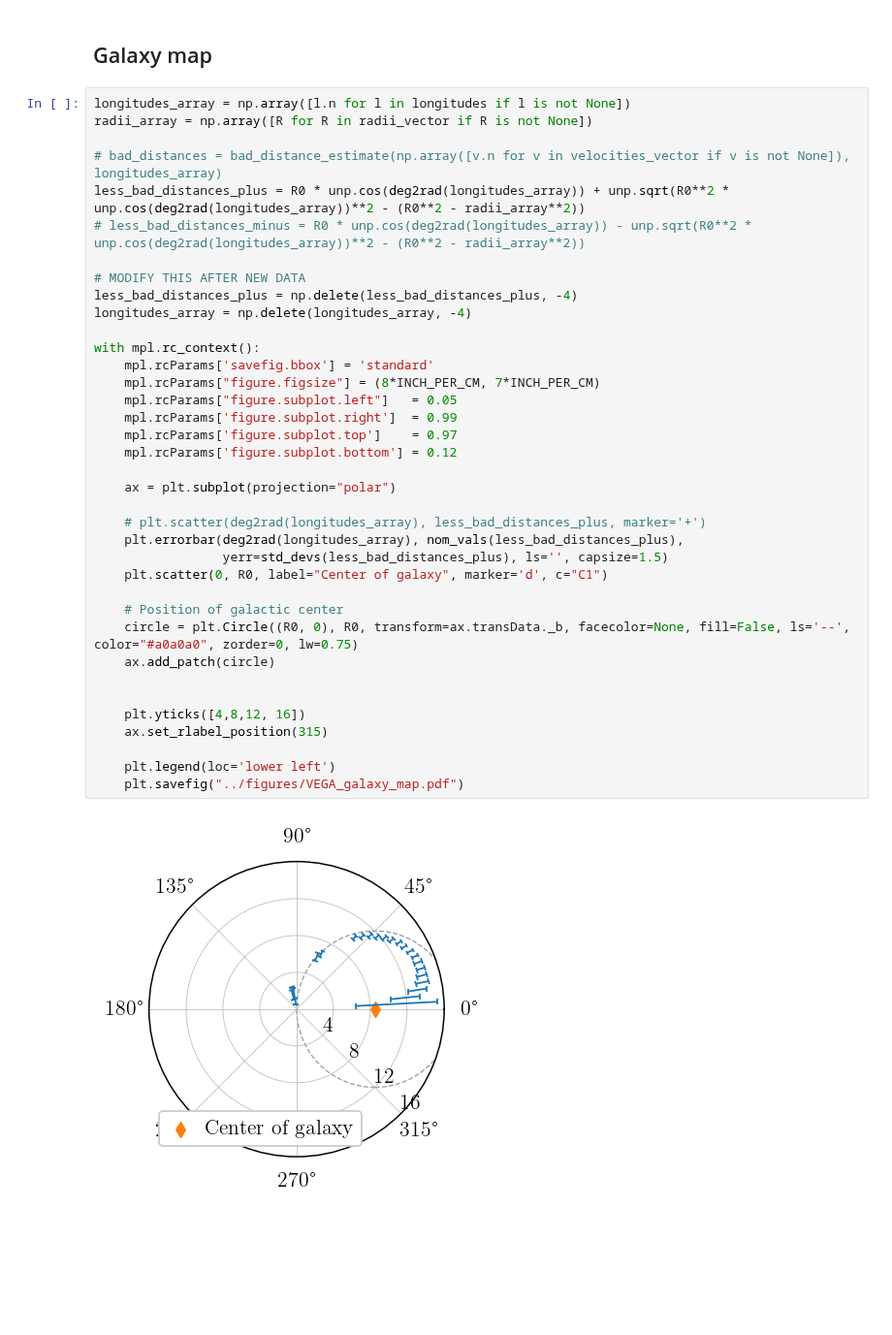
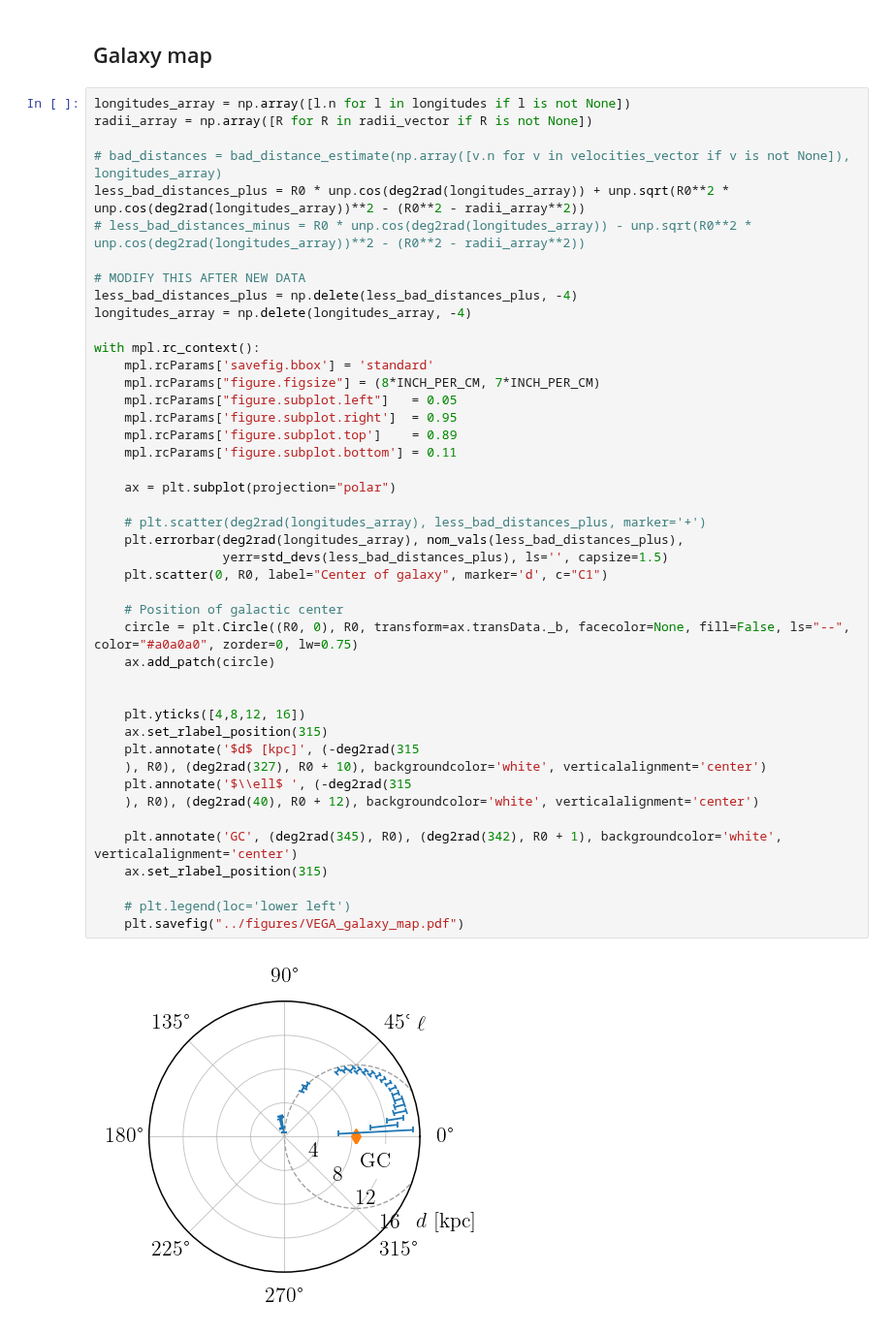
Before and after one commit to TomVdt/TPIII, a Jupyter notebook: 04-radiotelescope/analyse/exp4_partial_results.ipynb, the cells around one changed output. Shown at 97% size. Cells and saved outputs as stored; diff of their text form; blank space fills up the shorter version.

```diff
--- a/04-radiotelescope/analyse/exp4_partial_results.ipynb
+++ b/04-radiotelescope/analyse/exp4_partial_results.ipynb
@@ -336,36 +336,43 @@ radii_array = np.array([R for R in radii_vector if R is not None])
 
 # bad_distances = bad_distance_estimate(np.array([v.n for v in velocities_vector if v is not None]), longitudes_array)
 less_bad_distances_plus = R0 * unp.cos(deg2rad(longitudes_array)) + unp.sqrt(R0**2 * unp.cos(deg2rad(longitudes_array))**2 - (R0**2 - radii_array**2))
 # less_bad_distances_minus = R0 * unp.cos(deg2rad(longitudes_array)) - unp.sqrt(R0**2 * unp.cos(deg2rad(longitudes_array))**2 - (R0**2 - radii_array**2))
 
 # MODIFY THIS AFTER NEW DATA
 less_bad_distances_plus = np.delete(less_bad_distances_plus, -4)
 longitudes_array = np.delete(longitudes_array, -4)
 
 with mpl.rc_context():
     mpl.rcParams['savefig.bbox'] = 'standard'
     mpl.rcParams["figure.figsize"] = (8*INCH_PER_CM, 7*INCH_PER_CM)
     mpl.rcParams["figure.subplot.left"]   = 0.05
-    mpl.rcParams['figure.subplot.right']  = 0.99
-    mpl.rcParams['figure.subplot.top']    = 0.97
-    mpl.rcParams['figure.subplot.bottom'] = 0.12
+    mpl.rcParams['figure.subplot.right']  = 0.95
+    mpl.rcParams['figure.subplot.top']    = 0.89
+    mpl.rcParams['figure.subplot.bottom'] = 0.11
 
     ax = plt.subplot(projection="polar")
 
     # plt.scatter(deg2rad(longitudes_array), less_bad_distances_plus, marker='+')
     plt.errorbar(deg2rad(longitudes_array), nom_vals(less_bad_distances_plus),
                  yerr=std_devs(less_bad_distances_plus), ls='', capsize=1.5)
     plt.scatter(0, R0, label="Center of galaxy", marker='d', c="C1")
 
     # Position of galactic center
-    circle = plt.Circle((R0, 0), R0, transform=ax.transData._b, facecolor=None, fill=False, ls='--', color="#a0a0a0", zorder=0, lw=0.75)
+    circle = plt.Circle((R0, 0), R0, transform=ax.transData._b, facecolor=None, fill=False, ls="--", color="#a0a0a0", zorder=0, lw=0.75)
     ax.add_patch(circle)
 
 
     plt.yticks([4,8,12, 16])
     ax.set_rlabel_position(315)
+    plt.annotate('$d$ [kpc]', (-deg2rad(315
+    ), R0), (deg2rad(327), R0 + 10), backgroundcolor='white', verticalalignment='center')
+    plt.annotate('$\\ell$ ', (-deg2rad(315
+    ), R0), (deg2rad(40), R0 + 12), backgroundcolor='white', verticalalignment='center')
 
-    plt.legend(loc='lower left')
+    plt.annotate('GC', (deg2rad(345), R0), (deg2rad(342), R0 + 1), backgroundcolor='white', verticalalignment='center')
+    ax.set_rlabel_position(315)
+
+    # plt.legend(loc='lower left')
     plt.savefig("../figures/VEGA_galaxy_map.pdf")
 # %% [output]
-[figure, old version]
+[figure, new version]
```
Also changed, not shown: parts of 1 cell of this notebook, 2 other files.
